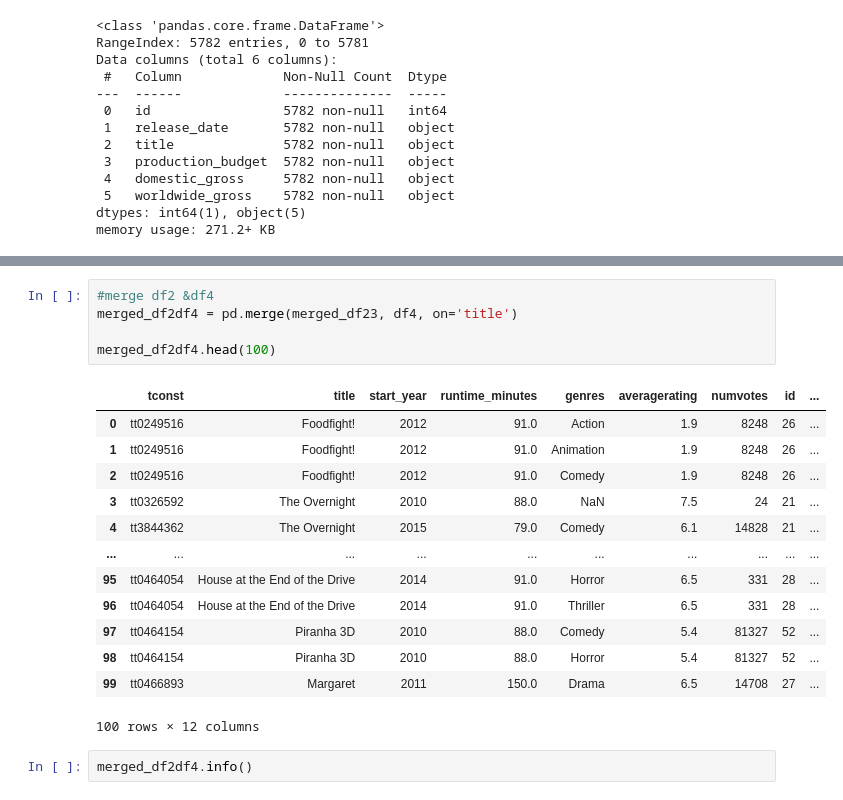
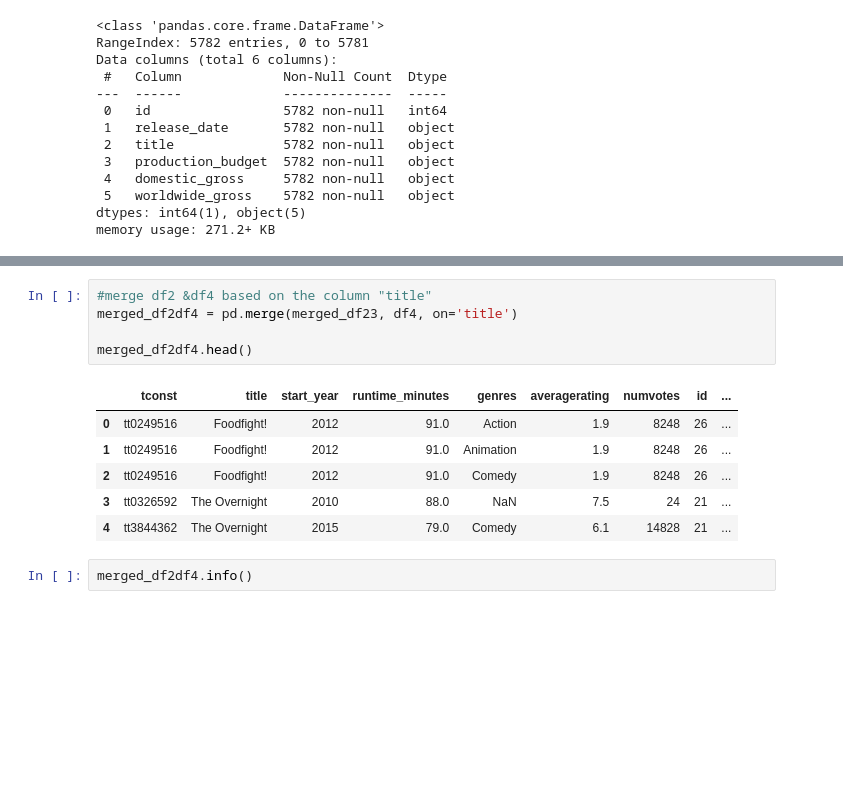
Before and after one commit to Gajas9/Gaja-projectone, a Jupyter notebook: dsc-phase1-project-template-Final.ipynb, the cells around one changed output, grey strips where cells are left out. Saved outputs shown, nothing was run; the diff lists cells and outputs as text; blank space fills up the shorter version.

```diff
--- a/dsc-phase1-project-template-Final.ipynb
+++ b/dsc-phase1-project-template-Final.ipynb
@@ -331,24 +328,17 @@ Data columns (total 7 columns):
 dtypes: float64(2), int64(2), object(3)
 memory usage: 7.9+ MB
 # %%
-#merge df2 &df4
+#merge df2 &df4 based on the column "title"
 merged_df2df4 = pd.merge(merged_df23, df4, on='title')
 
-merged_df2df4.head(100)
+merged_df2df4.head()
 # %% [output]
 |  | tconst | title | start_year | runtime_minutes | genres | averagerating | numvotes | id | ... |
 | 0 | tt0249516 | Foodfight! | 2012 | 91.0 | Action | 1.9 | 8248 | 26 | ... |
 | 1 | tt0249516 | Foodfight! | 2012 | 91.0 | Animation | 1.9 | 8248 | 26 | ... |
 | 2 | tt0249516 | Foodfight! | 2012 | 91.0 | Comedy | 1.9 | 8248 | 26 | ... |
 | 3 | tt0326592 | The Overnight | 2010 | 88.0 | NaN | 7.5 | 24 | 21 | ... |
 | 4 | tt3844362 | The Overnight | 2015 | 79.0 | Comedy | 6.1 | 14828 | 21 | ... |
-| ... | ... | ... | ... | ... | ... | ... | ... | ... | ... |
-| 95 | tt0464054 | House at the End of the Drive | 2014 | 91.0 | Horror | 6.5 | 331 | 28 | ... |
-| 96 | tt0464054 | House at the End of the Drive | 2014 | 91.0 | Thriller | 6.5 | 331 | 28 | ... |
-| 97 | tt0464154 | Piranha 3D | 2010 | 88.0 | Comedy | 5.4 | 81327 | 52 | ... |
-| 98 | tt0464154 | Piranha 3D | 2010 | 88.0 | Horror | 5.4 | 81327 | 52 | ... |
-| 99 | tt0466893 | Margaret | 2011 | 150.0 | Drama | 6.5 | 14708 | 27 | ... |
-100 rows × 12 columns
 # %%
 merged_df2df4.info()
 # %% [output]
```
Also changed, not shown: parts of 21 cells of this notebook, 5 other files.
